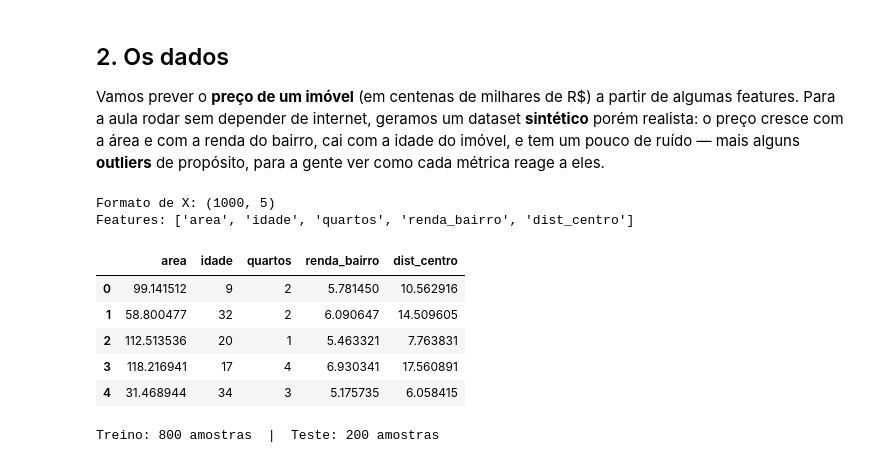
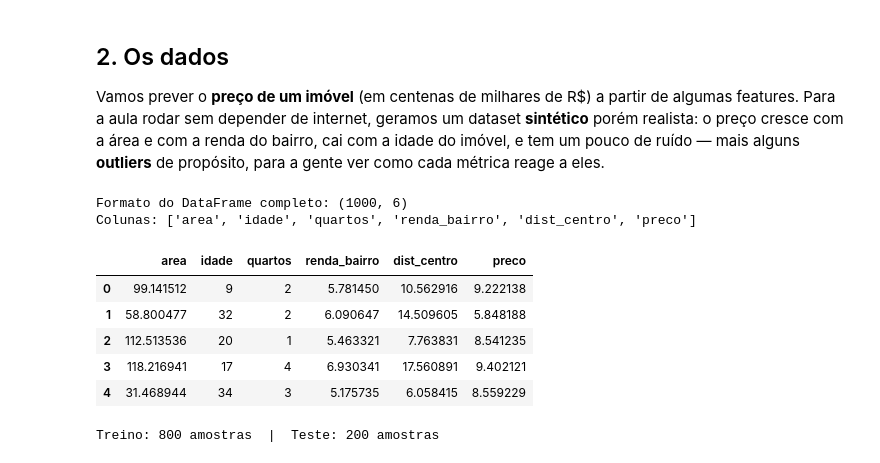
Before and after one commit to tmedeirosb/tsi-am, a Jupyter notebook: MODULO_03_AM.ipynb, the cells around one changed output. Drawn from its saved outputs; the diff is of its cells as text; code cells hidden in the pictures.

```diff
--- a/MODULO_03_AM.ipynb
+++ b/MODULO_03_AM.ipynb
@@ -41,38 +41,41 @@ como cada métrica reage a eles.
 # %%
 rng = np.random.default_rng(42)
 n = 1000
 
 area      = rng.normal(90, 30, n).clip(30, 250)      # m2
 idade     = rng.integers(0, 50, n)                   # anos
 quartos   = rng.integers(1, 5, n)                    # numero de quartos
 renda     = rng.normal(5, 2, n).clip(1, 12)          # renda media do bairro (mil R$)
 dist_centro = rng.normal(8, 4, n).clip(0.5, 25)      # distancia ao centro (km)
 
 # Preco "verdadeiro" + ruido. Coeficientes inventados, mas plausiveis.
 preco = (1.2*area/50 + 1.5*renda - 0.8*idade/50
          + 0.6*quartos - 0.3*dist_centro
          + rng.normal(0, 1.0, n))
 
 # Injeta alguns outliers (imoveis de luxo fora do padrao)
 idx = rng.choice(n, 15, replace=False)
 preco[idx] += rng.normal(8, 2, 15)
 
 X = pd.DataFrame({"area": area, "idade": idade, "quartos": quartos,
                   "renda_bairro": renda, "dist_centro": dist_centro})
 y = pd.Series(preco.clip(0.5, None), name="preco")
 
-print("Formato de X:", X.shape)
-print("Features:", list(X.columns))
-X.head()
+# Criando o dataframe completo concatenando X e y
+df_completo = pd.concat([X, y], axis=1)
+
+print("Formato do DataFrame completo:", df_completo.shape)
+print("Colunas:", list(df_completo.columns))
+df_completo.head()
 # %% [output]
-Formato de X: (1000, 5)
-Features: ['area', 'idade', 'quartos', 'renda_bairro', 'dist_centro']
+Formato do DataFrame completo: (1000, 6)
+Colunas: ['area', 'idade', 'quartos', 'renda_bairro', 'dist_centro', 'preco']
-|  | area | idade | quartos | renda_bairro | dist_centro |
-| 0 | 99.141512 | 9 | 2 | 5.781450 | 10.562916 |
-| 1 | 58.800477 | 32 | 2 | 6.090647 | 14.509605 |
-| 2 | 112.513536 | 20 | 1 | 5.463321 | 7.763831 |
-| 3 | 118.216941 | 17 | 4 | 6.930341 | 17.560891 |
-| 4 | 31.468944 | 34 | 3 | 5.175735 | 6.058415 |
+|  | area | idade | quartos | renda_bairro | dist_centro | preco |
+| 0 | 99.141512 | 9 | 2 | 5.781450 | 10.562916 | 9.222138 |
+| 1 | 58.800477 | 32 | 2 | 6.090647 | 14.509605 | 5.848188 |
+| 2 | 112.513536 | 20 | 1 | 5.463321 | 7.763831 | 8.541235 |
+| 3 | 118.216941 | 17 | 4 | 6.930341 | 17.560891 | 9.402121 |
+| 4 | 31.468944 | 34 | 3 | 5.175735 | 6.058415 | 8.559229 |
 # %%
 # Separar treino e teste: treinamos em uma parte e avaliamos no que o modelo NUNCA viu.
 # É isso que dá uma estimativa honesta de desempenho.
```
Also changed, not shown: parts of 2 cells of this notebook.
